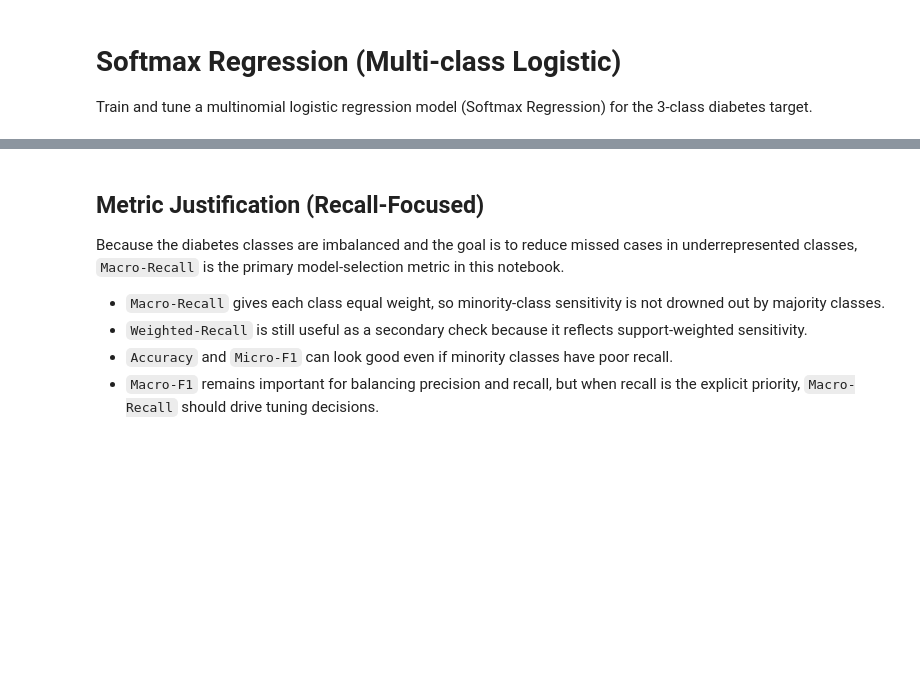
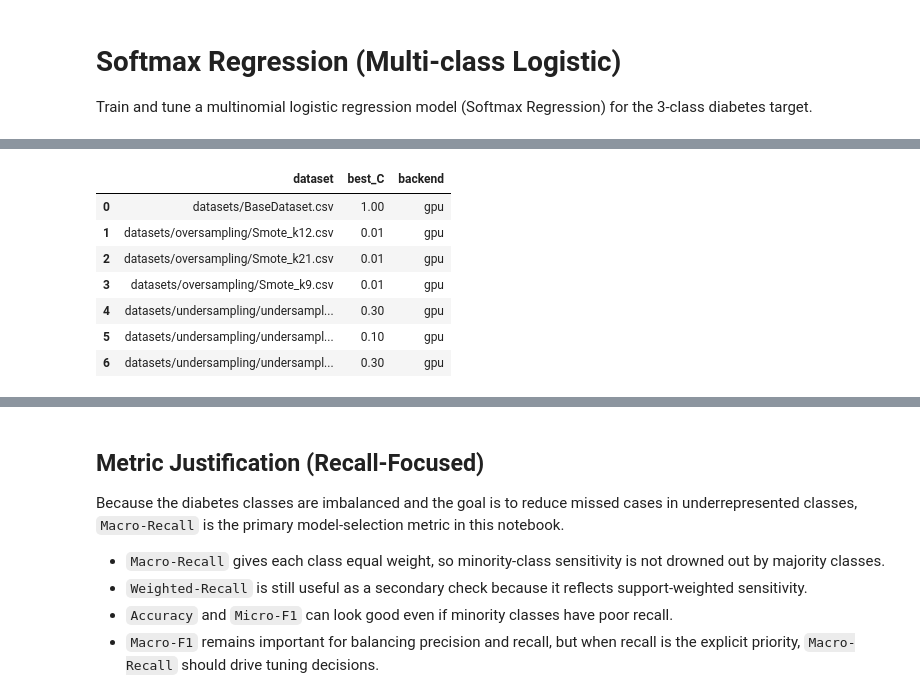
Before and after one commit to moamenhesham0/diabetes-risk-prediction, a Jupyter notebook: Softmax.ipynb, the cells around one changed output, grey strips where cells are left out. Drawn from its saved outputs; the diff is of its cells as text; code cells hidden in the pictures; blank space fills up the shorter version.

```diff
--- a/Softmax.ipynb
+++ b/Softmax.ipynb
@@ -129,65 +234,41 @@ c_values = [0.01, 0.1, 0.3, 1.0, 3.0, 10.0, 30.0]
 warnings.filterwarnings("ignore", category=ConvergenceWarning)
 
 def _to_numpy(y_like):
-    if GPU_BACKEND == "gpu":
-        return cp.asnumpy(y_like)
-    return np.asarray(y_like)
+    return cp.asnumpy(y_like)
 
 def fit_predict_for_c(X_train_df, y_train_sr, X_eval_df, c):
-    if USE_GPU and GPU_BACKEND == "gpu":
-        X_train_gpu = cp.asarray(X_train_df.to_numpy(dtype=np.float32))
-        y_train_gpu = cp.asarray(y_train_sr.to_numpy(dtype=np.int32))
-        X_eval_gpu = cp.asarray(X_eval_df.to_numpy(dtype=np.float32))
+    if not (USE_GPU and GPU_BACKEND == "gpu"):
+        raise RuntimeError("GPU-only mode requires USE_GPU=True and GPU_BACKEND='gpu'.")
 
-        scaler = cuStandardScaler()
-        X_train_scaled = scaler.fit_transform(X_train_gpu)
-        X_eval_scaled = scaler.transform(X_eval_gpu)
+    X_train_gpu = cp.asarray(X_train_df.to_numpy(dtype=np.float32))
+    y_train_gpu = cp.asarray(y_train_sr.to_numpy(dtype=np.int32))
+    X_eval_gpu = cp.asarray(X_eval_df.to_numpy(dtype=np.float32))
 
-        clf = cuLogisticRegression(
-            penalty="l2",
-            C=c,
-            max_iter=2000,
-            fit_intercept=True,
-        )
-        clf.fit(X_train_scaled, y_train_gpu)
-        y_eval_pred = clf.predict(X_eval_scaled)
+    scaler = cuStandardScaler()
+    X_train_scaled = scaler.fit_transform(X_train_gpu)
+    X_eval_scaled = scaler.transform(X_eval_gpu)
 
-        model_bundle = {
-            "backend": "gpu",
-            "scaler": scaler,
-            "model": clf,
-        }
-        return model_bundle, _to_numpy(y_eval_pred)
-
-    cpu_pipeline = Pipeline([
-        ("scaler", StandardScaler()),
-        (
-            "softmax",
-            LogisticRegression(
-                multi_class="multinomial",
-                solver="lbfgs",
-                C=c,
-                max_iter=2000,
-                random_state=42,
-            ),
-        ),
-    ])
-    cpu_pipeline.fit(X_train_df, y_train_sr)
-    y_eval_pred = cpu_pipeline.predict(X_eval_df)
+    clf = cuLogisticRegression(
+        penalty="l2",
+        C=c,
+        max_iter=2000,
+        fit_intercept=True,
+    )
+    clf.fit(X_train_scaled, y_train_gpu)
+    y_eval_pred = clf.predict(X_eval_scaled)
 
     model_bundle = {
-        "backend": "cpu",
-        "model": cpu_pipeline,
+        "backend": "gpu",
+        "scaler": scaler,
+        "model": clf,
     }
-    return model_bundle, y_eval_pred
+    return model_bundle, _to_numpy(y_eval_pred)
 
 def predict_bundle(model_bundle, X_df):
-    if model_bundle["backend"] == "gpu":
-        X_gpu = cp.asarray(X_df.to_numpy(dtype=np.float32))
-        X_scaled = model_bundle["scaler"].transform(X_gpu)
-        y_pred = model_bundle["model"].predict(X_scaled)
-        return _to_numpy(y_pred)
-    return model_bundle["model"].predict(X_df)
+    X_gpu = cp.asarray(X_df.to_numpy(dtype=np.float32))
+    X_scaled = model_bundle["scaler"].transform(X_gpu)
+    y_pred = model_bundle["model"].predict(X_scaled)
+    return _to_numpy(y_pred)
 
 trained_models = {}
 validation_tables = {}
@@ -219,11 +300,8 @@ for name, split in split_store.items():
     ).reset_index(drop=True)
     best_c = float(val_results.loc[0, "C"])
 
-    X_train_final = pd.concat([Xi_train, Xi_val], axis=0)
-    y_train_final = pd.concat([yi_train, yi_val], axis=0)
-
-    # Refit best model on train+validation before final test evaluation.
-    best_model_bundle, _ = fit_predict_for_c(X_train_final, y_train_final, Xi_val, best_c)
+    # Refit best model just on train (to not dilute the resampled train distribution)
+    best_model_bundle, _ = fit_predict_for_c(Xi_train, yi_train, Xi_val, best_c)
 
     trained_models[name] = {
         "bundle": best_model_bundle,
@@ -237,3 +315,4 @@ print(f"Trained {len(trained_models)} model(s).")
 pd.DataFrame(
     [{"dataset": n, "best_C": v["best_c"], "backend": v["backend"]} for n, v in trained_models.items()]
 ).sort_values("dataset").reset_index(drop=True)
+# %% [output]
@@ -240,3 +326,11 @@ pd.DataFrame(
+|  | dataset | best_C | backend |
+| 0 | datasets/BaseDataset.csv | 1.00 | gpu |
+| 1 | datasets/oversampling/Smote_k12.csv | 0.01 | gpu |
+| 2 | datasets/oversampling/Smote_k21.csv | 0.01 | gpu |
+| 3 | datasets/oversampling/Smote_k9.csv | 0.01 | gpu |
+| 4 | datasets/undersampling/undersampl... | 0.30 | gpu |
+| 5 | datasets/undersampling/undersampl... | 0.10 | gpu |
+| 6 | datasets/undersampling/undersampl... | 0.30 | gpu |
 # %%
 # Validation leaderboard by dataset (top C per dataset by macro recall).
 best_val_rows = []
```
Also changed, not shown: parts of 7 cells of this notebook.
